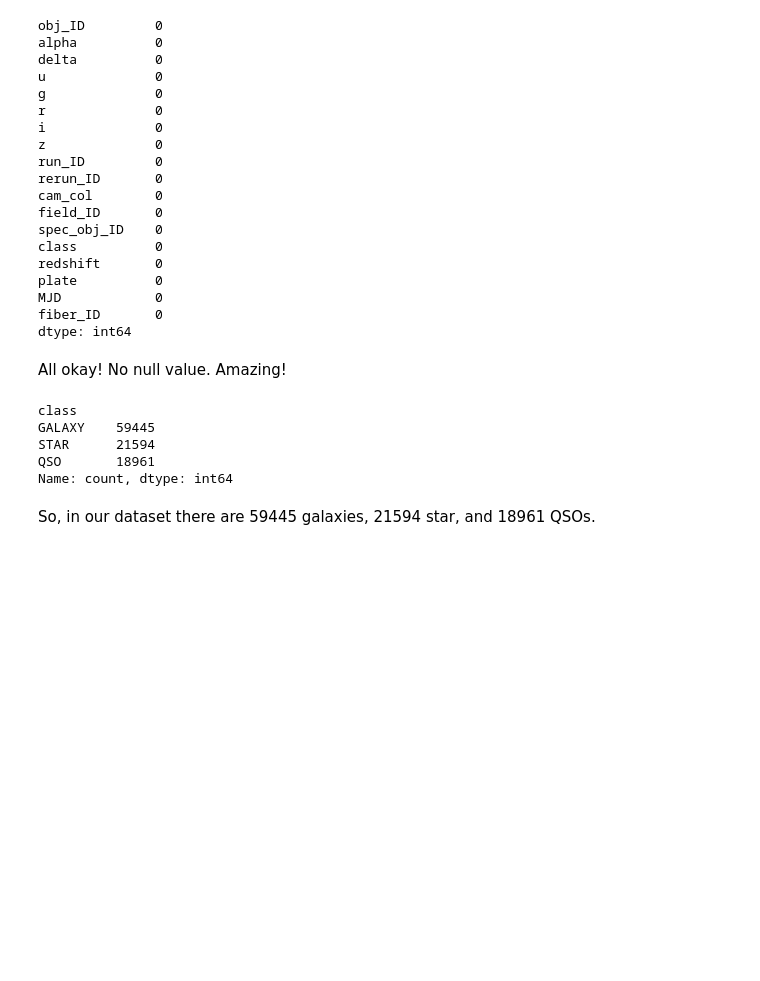
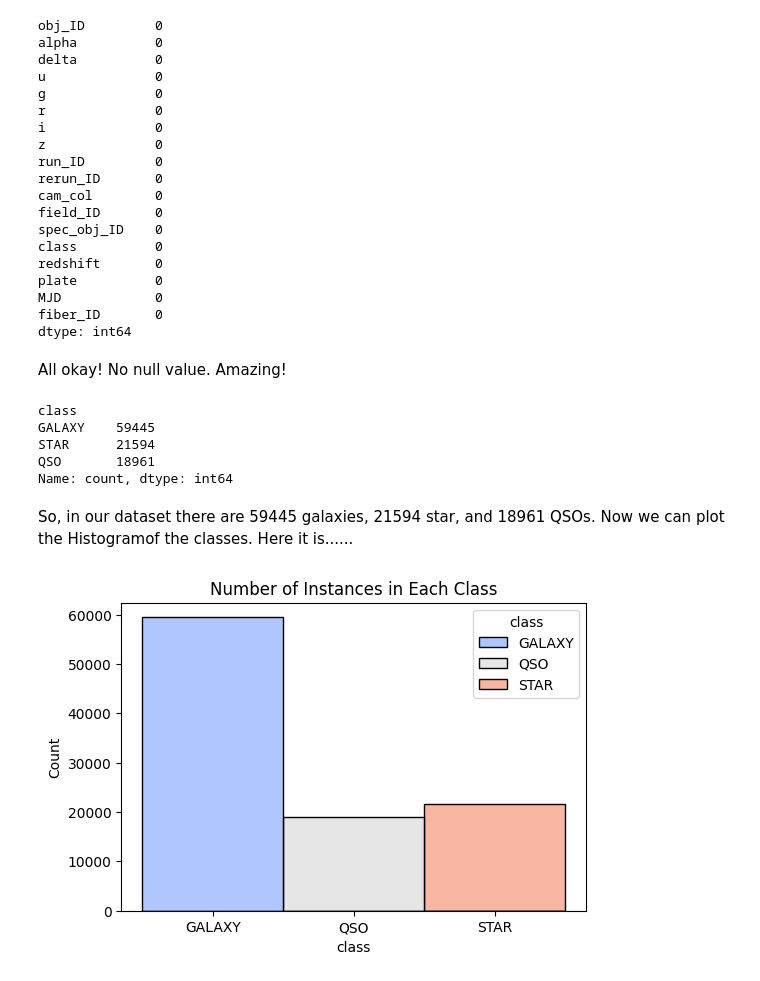
Before and after one commit to Ahmed-Estiak/stellar-classification-using-SMOTE-and-classifiers-ensemble, a Jupyter notebook: Stellar Classification (Smote, Scaled, hyperparamter tuning and ensemble).ipynb, the cells around one changed output. Cells and saved outputs as stored; diff of their text form; code cells hidden in the pictures; blank space fills up the shorter version.

```diff
--- a/Stellar Classification (Smote, Scaled, hyperparamter tuning and ensemble).ipynb
+++ b/Stellar Classification (Smote, Scaled, hyperparamter tuning and ensemble).ipynb
@@ -111,4 +111,11 @@ STAR      21594
 QSO       18961
 Name: count, dtype: int64
 # %% [markdown]
-So, in our dataset there are 59445 galaxies, 21594 star, and 18961 QSOs.
+So, in our dataset there are 59445 galaxies, 21594 star, and 18961 QSOs. Now we can plot the Histogramof the classes. Here it is......
+# %%
+plt.figure(figsize=(6, 4))
+sns.histplot(data=sdss_df, x='class', hue='class', alpha=.7, palette='coolwarm')
+plt.title('Number of Instances in Each Class')
+plt.show()
+# %% [output]
+[figure, added]
```
Also changed, not shown: parts of 10 cells of this notebook.
